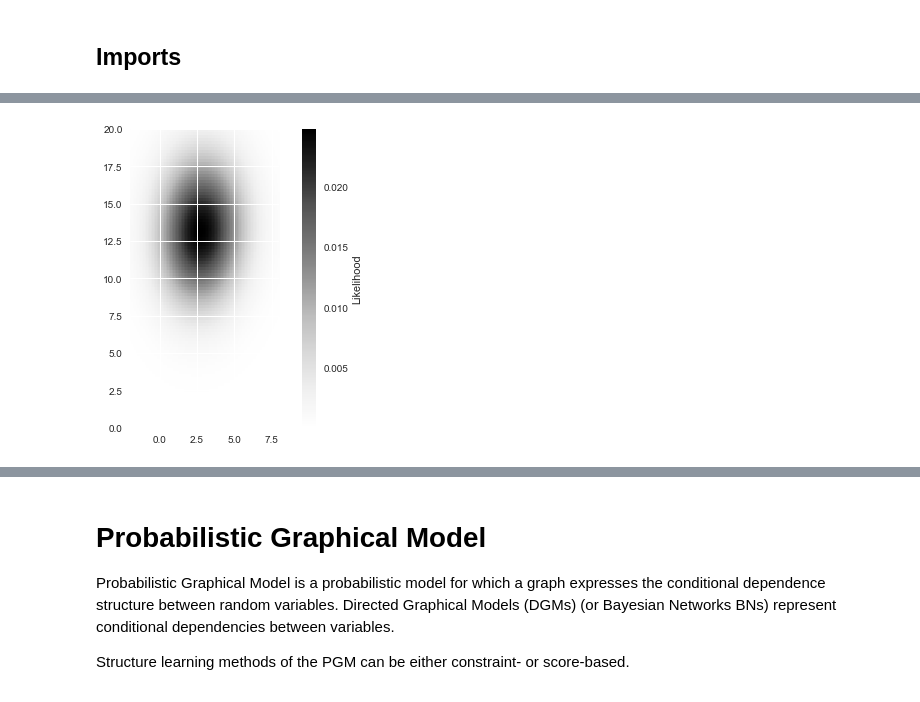
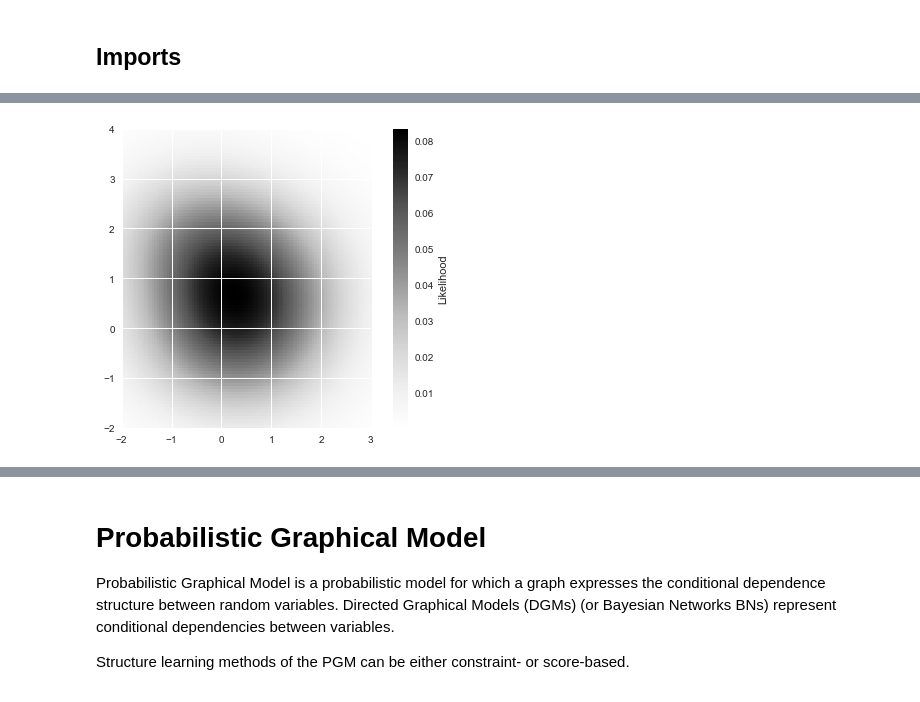
Before and after one commit to jetnew/Simkit, a Jupyter notebook: dev.ipynb, the cells around one changed output, grey strips where cells are left out. Saved outputs shown, nothing was run; the diff lists cells and outputs as text; code cells hidden in the pictures.

```diff
--- a/dev.ipynb
+++ b/dev.ipynb
@@ -63,0 +20,5 @@ df_dev
+# %%
+PATH = "data/wholesale.csv"
+
+df = pd.read_csv(PATH)
+display(df)
@@ -135,15 +122,16 @@ import tensorflow as tf
 import tensorflow_probability as tfp
 tfd = tfp.distributions
 
-X = df_dev[['order_dow', 'order_hour_of_day']].values
+X = df[['Fresh', 'Milk']].values
 X = X.astype(np.float32)
+X, X_test = X[:360], X[360:]
 N = len(X)
 
 plt.plot(X[:,0], X[:,1], '.')
 plt.show()
 
 # TF Dataset
-batch_size = 500
+batch_size = 360
 dataset = tf.data.Dataset.from_tensor_slices(
-    (X)).shuffle(10000).batch(batch_size)
+    (X)).shuffle(360).batch(batch_size)
 # %% [output]
@@ -237,9 +225,16 @@ class GaussianMixtureModel(tf.keras.Model):
 
         # Return both losses
         return log_likelihoods, kl_sum
+
+    def get_losses(self, X):
+        log_likelihoods, kl_sum = self.call(data)
+        elbo_loss = kl_sum/N - tf.reduce_mean(log_likelihoods)
+        return log_likelihoods, kl_sum, elbo_loss
 # %%
 # A GMM with 3 components in 2 dimensions
-model = GaussianMixtureModel(3, 2)
+c = 5
+d = 2
+model = GaussianMixtureModel(c, d)
 
 # Use the Adam optimizer
 optimizer = tf.keras.optimizers.Adam(lr=1e-3)
@@ -309,17 +301,19 @@ KeyboardInterrupt:
 # %%
 # Compute log likelihood at each point on a grid
 Np = 100 #number of grid points
-Xp, Yp = np.meshgrid(np.linspace(-2,8,Np), np.linspace(0,20,Np))
+x1, x2, y1, y2 = -2, 3, -2 , 4
+
+Xp, Yp = np.meshgrid(np.linspace(x1, x2,Np), np.linspace(y1, y2,Np))
 Pp = np.column_stack([Xp.flatten(), Yp.flatten()])
 Z, _ = model(Pp.astype('float32'), sampling=False)
 Z = np.reshape(Z, (Np, Np))
 
 # Show the fit mixture density
 plt.imshow(np.exp(Z),
-           extent=(-2, 8, 0, 20),
+           extent=(x1, x2, y1, y2),
            origin='lower')
 cbar = plt.colorbar()
 cbar.ax.set_ylabel('Likelihood')
 plt.show()
 # %% [output]
-[figure, old version]
+[figure, new version]
```
Also changed, not shown: parts of 17 cells of this notebook.
